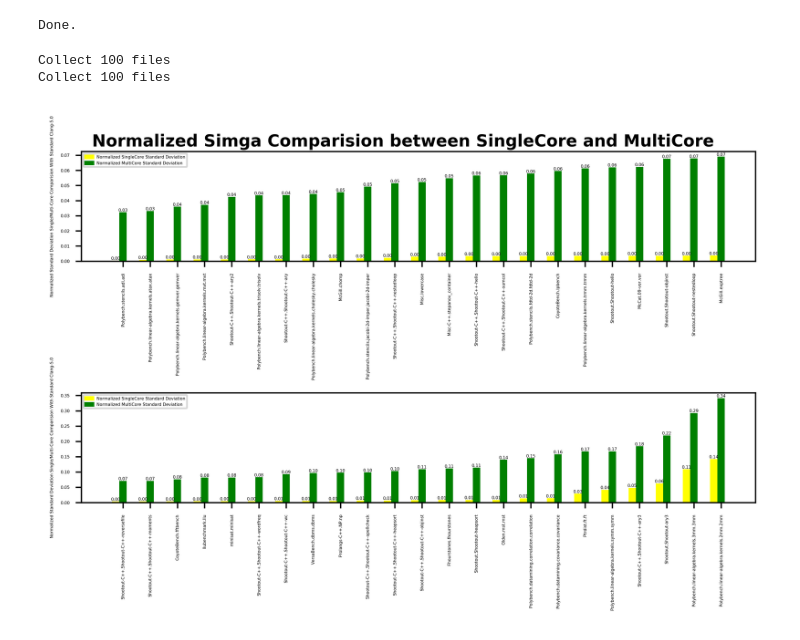
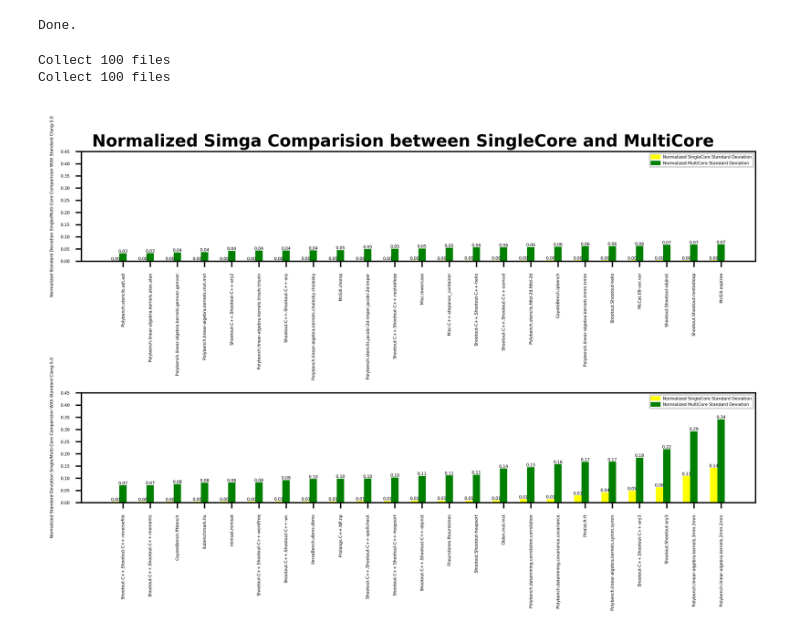
Before and after one commit to JaredCJR/ThesisTools, a Jupyter notebook: RandomSelect/LLVMTestSuiteScript/GraphGen/genGraphAnalysis.ipynb, the cells around one changed output. Saved outputs shown, nothing was run; the diff lists cells and outputs as text; code cells hidden in the pictures.

```diff
--- a/RandomSelect/LLVMTestSuiteScript/GraphGen/genGraphAnalysis.ipynb
+++ b/RandomSelect/LLVMTestSuiteScript/GraphGen/genGraphAnalysis.ipynb
@@ -577,35 +579,35 @@ import matplotlib.patches as mpatches
 import statistics
 from operator import itemgetter
 
 if __name__ == '__main__':
     '''
     Gather all std files
     '''
     # Get input files
     Input = FileCollector()
     StdSimgaFiles = Input.collect("./input/SingleCoreSTD", "_Features")
     StdFiles = Input.collect("./input/STD", "_Features")
     '''
     Gather all information in files
     '''
     # Get full info about the benchmarks
     benchmarks = BenchmarkDictListsGen()
     stdSigmaBenchmarks = benchmarks.genFullInfo(StdSimgaFiles)
     stdBenchmarks = benchmarks.genFullInfo(StdFiles)
     '''
     Draw the sigma graph based on full info
     '''
     # Use FullInfo to generate standard deviation
     SingleCoreMeanAndSigmaDict, SingleCoreSortedSigmaList= benchmarks.genCycleStdDeviation(stdSigmaBenchmarks)
     MultiCoreMeanAndSigmaDict, MultiCoreSortedSigmaList= benchmarks.genCycleStdDeviation(stdBenchmarks)
     # Use arranged data to draw graph
     drawer = GraphDrawer()
     drawer.DrawSigmaComparsion("Normalized Simga Comparision between SingleCore and MultiCore",
-                                  SingleCoreSortedSigmaList, MultiCoreSortedSigmaList)
+                                  SingleCoreSortedSigmaList, MultiCoreSortedSigmaList, Ymax=0.45, Ymin=0.0)
 # %% [output]
 Collect 100 files
 Collect 100 files
-[figure, old version]
+[figure, new version]
 # %%
 #!/usr/bin/python3
 import os
```
Also changed, not shown: parts of 3 cells of this notebook, 1 other file.
